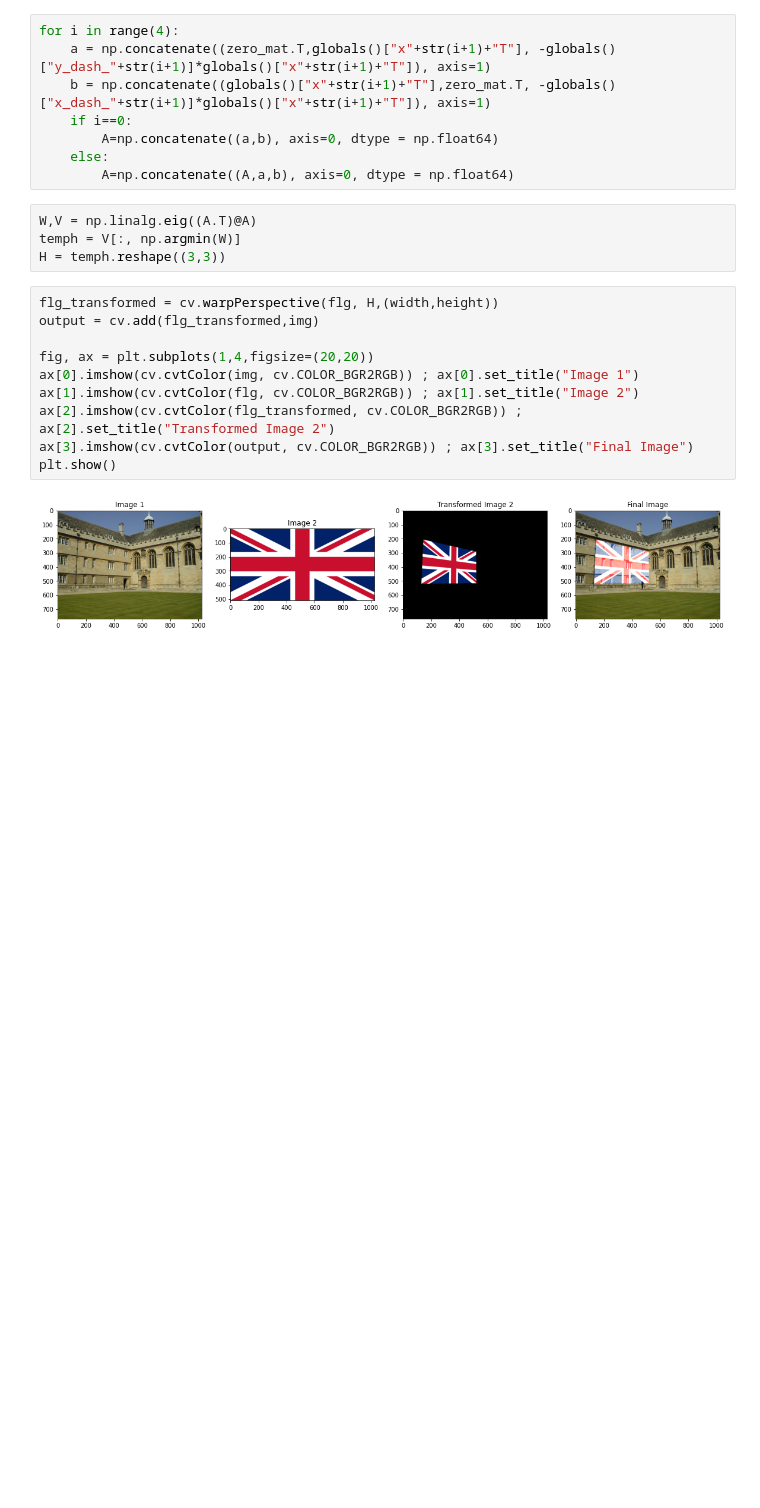
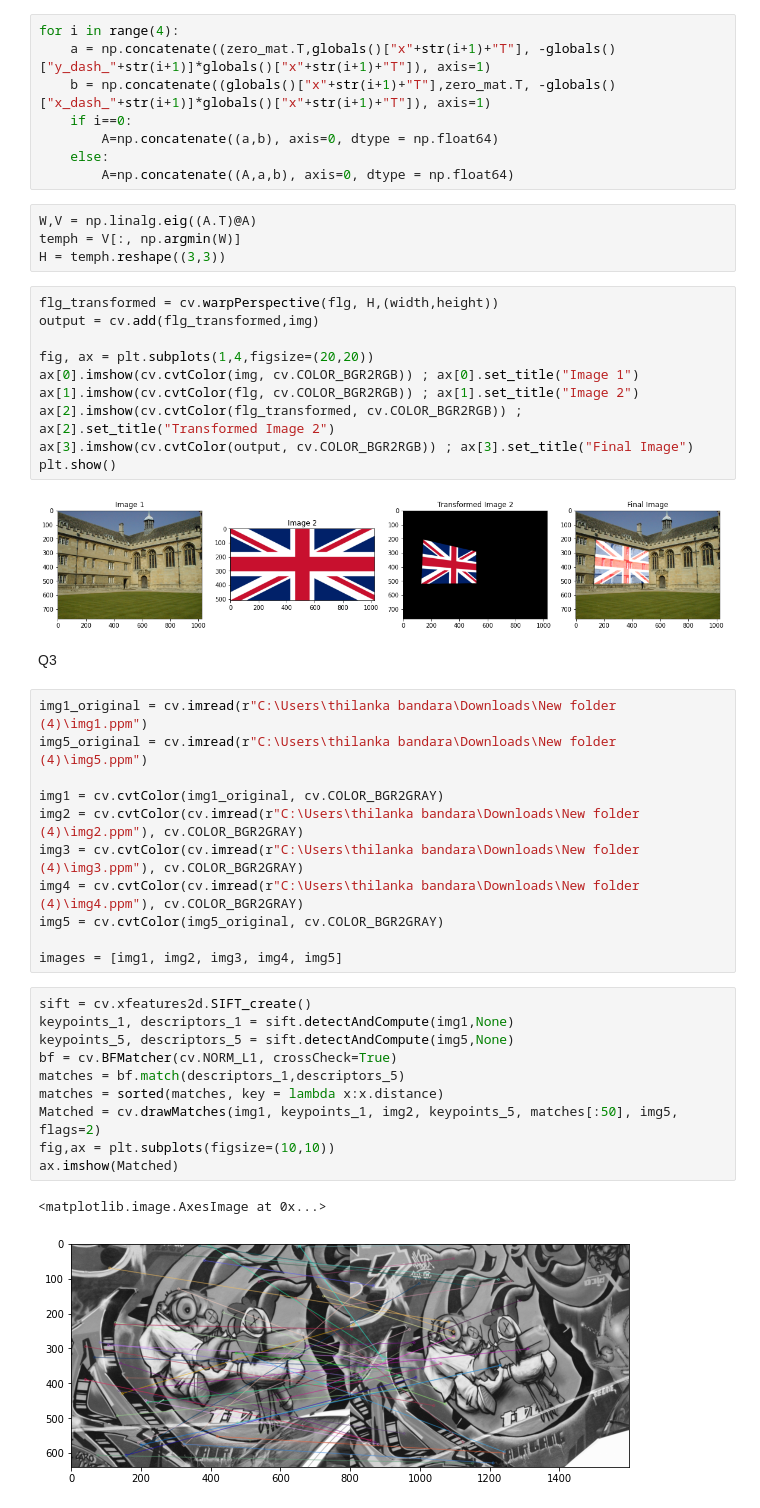
Before and after one commit to ThilankaMORA/image-processing, a Jupyter notebook: assignment 2.ipynb, the cells around one changed output. Saved outputs shown, nothing was run; the diff lists cells and outputs as text; blank space fills up the shorter version.

```diff
--- a/assignment 2.ipynb
+++ b/assignment 2.ipynb
@@ -214,3 +214,29 @@ ax[3].imshow(cv.cvtColor(output, cv.COLOR_BGR2RGB)) ; ax[3].set_title("Final Ima
 plt.show()
 # %% [output]
 [figure]
+# %% [markdown]
+Q3
+# %%
+img1_original = cv.imread(r"C:\Users\thilanka bandara\Downloads\New folder (4)\img1.ppm")
+img5_original = cv.imread(r"C:\Users\thilanka bandara\Downloads\New folder (4)\img5.ppm")
+
+img1 = cv.cvtColor(img1_original, cv.COLOR_BGR2GRAY)
+img2 = cv.cvtColor(cv.imread(r"C:\Users\thilanka bandara\Downloads\New folder (4)\img2.ppm"), cv.COLOR_BGR2GRAY)
+img3 = cv.cvtColor(cv.imread(r"C:\Users\thilanka bandara\Downloads\New folder (4)\img3.ppm"), cv.COLOR_BGR2GRAY)
+img4 = cv.cvtColor(cv.imread(r"C:\Users\thilanka bandara\Downloads\New folder (4)\img4.ppm"), cv.COLOR_BGR2GRAY)
+img5 = cv.cvtColor(img5_original, cv.COLOR_BGR2GRAY)
+
+images = [img1, img2, img3, img4, img5]
+# %%
+sift = cv.xfeatures2d.SIFT_create()
+keypoints_1, descriptors_1 = sift.detectAndCompute(img1,None)
+keypoints_5, descriptors_5 = sift.detectAndCompute(img5,None)
+bf = cv.BFMatcher(cv.NORM_L1, crossCheck=True)
+matches = bf.match(descriptors_1,descriptors_5)
+matches = sorted(matches, key = lambda x:x.distance)
+Matched = cv.drawMatches(img1, keypoints_1, img2, keypoints_5, matches[:50], img5, flags=2)
+fig,ax = plt.subplots(figsize=(10,10))
+ax.imshow(Matched)
+# %% [output]
+<matplotlib.image.AxesImage at 0x...>
+[figure, added]
```
Also changed, not shown: parts of 3 cells of this notebook.
